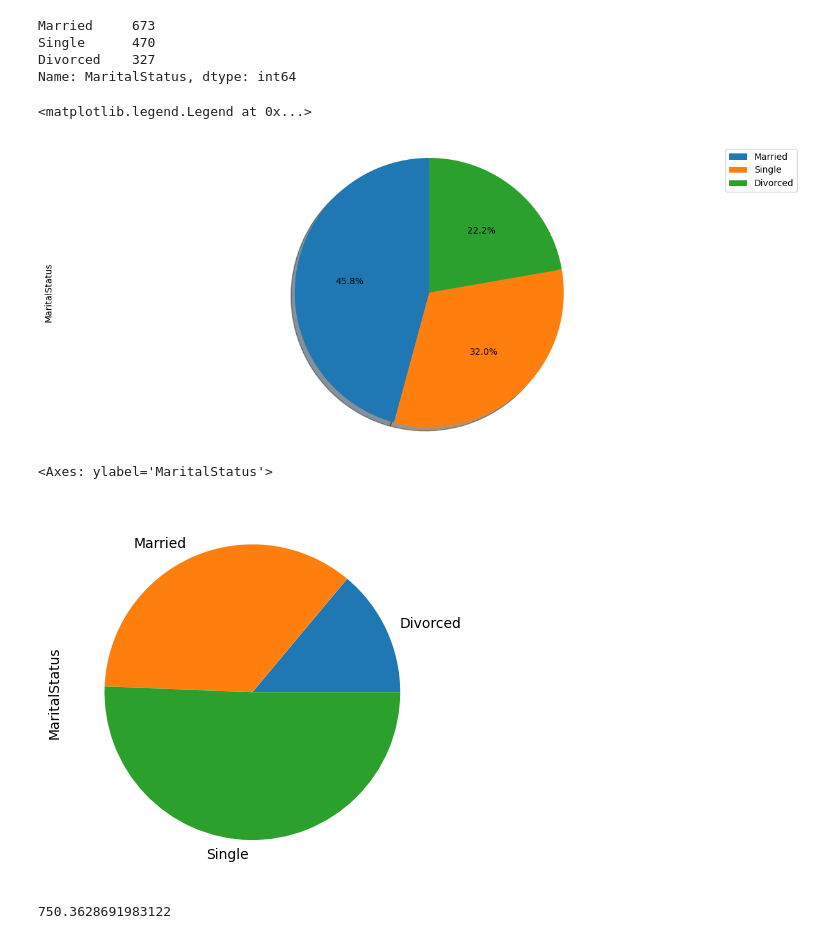
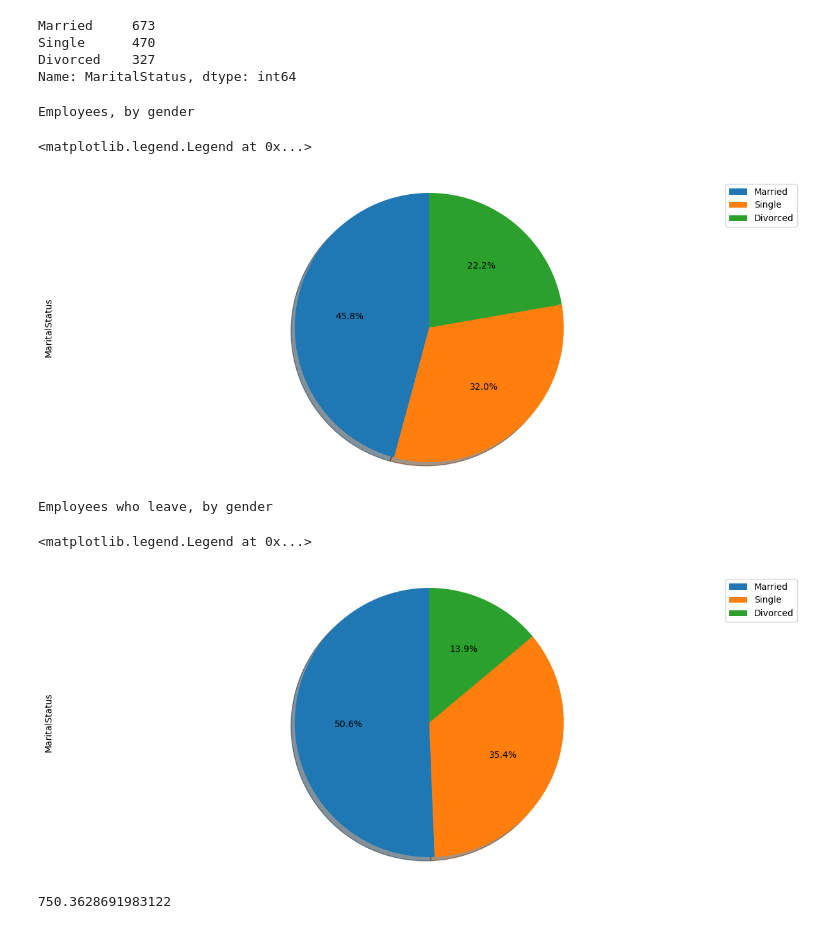
Before and after one commit to Bran2332/Project1, a Jupyter notebook: Chart Write ups SE.ipynb, the cells around one changed output. Cells and saved outputs as stored; diff of their text form; code cells hidden in the pictures.

Commit message:
updated chart colors to be consistent

```diff
--- a/Chart Write ups SE.ipynb
+++ b/Chart Write ups SE.ipynb
@@ -8,7 +8,7 @@ import scipy.stats as st
 from scipy.stats import linregress
 # %%
 # Load the data
-attrition_df = pd.read_csv("HR-Employee-Attrition.csv")
+attrition_df = pd.read_csv("Raw_Datafiles/HR-Employee-Attrition.csv")
 attrition_df.head()
 # %% [output]
 |  | Age | Attrition | BusinessTravel | DailyRate | Department | DistanceFromHome | Education | ... |
@@ -193,7 +193,9 @@ Single      470
 Divorced    327
 Name: MaritalStatus, dtype: int64
 # %%
-ms['MaritalStatus'].value_counts().plot(kind='pie',
+print("Employees, by gender")
+
+attrition_df['MaritalStatus'].value_counts().plot(kind='pie',
                             figsize=(15, 6),
                             autopct='%1.1f%%',
                             startangle=90,
@@ -203,16 +205,27 @@ ms['MaritalStatus'].value_counts().plot(kind='pie',
 plt.axis('equal')
 plt.legend(labels=['Married', 'Single', 'Divorced'],loc='upper right')
 # %% [output]
-<matplotlib.legend.Legend at 0x...>
+Employees, by gender
+<matplotlib.legend.Legend at 0x...>
 [figure]
 # %%
 ##This MatrialStatus pie chart illustrates material status of the population in the data.
 # %%
-attrition_MaritalStatus = attrition_df.loc[attrition_df["Attrition"] == "Yes"].groupby("MaritalStatus")["MaritalStatus"].count()
-attrition_MaritalStatus.plot.pie(y="MaritalStatus")
+print("Employees who leave, by gender")
+
+attrition_df.loc[attrition_df["Attrition"] == "Yes"]['MaritalStatus'].value_counts().plot(kind='pie',
+                            figsize=(15, 6),
+                            autopct='%1.1f%%',
+                            startangle=90,
+
+                            shadow=True,
+                            labels=None)
+plt.axis('equal')
+plt.legend(labels=['Married', 'Single', 'Divorced'],loc='upper right')
 # %% [output]
-<Axes: ylabel='MaritalStatus'>
+Employees who leave, by gender
+<matplotlib.legend.Legend at 0x...>
-[figure, old version]
+[figure, new version]
 # %%
 ### This pie chart does a great job of visualizing how Marital Status has a big impact
 # if an employee leaves your company. (Note this pie chart only looks at population of employess who have quit the company)
```
Also changed, not shown: parts of 3 cells of this notebook, 1 other file.
